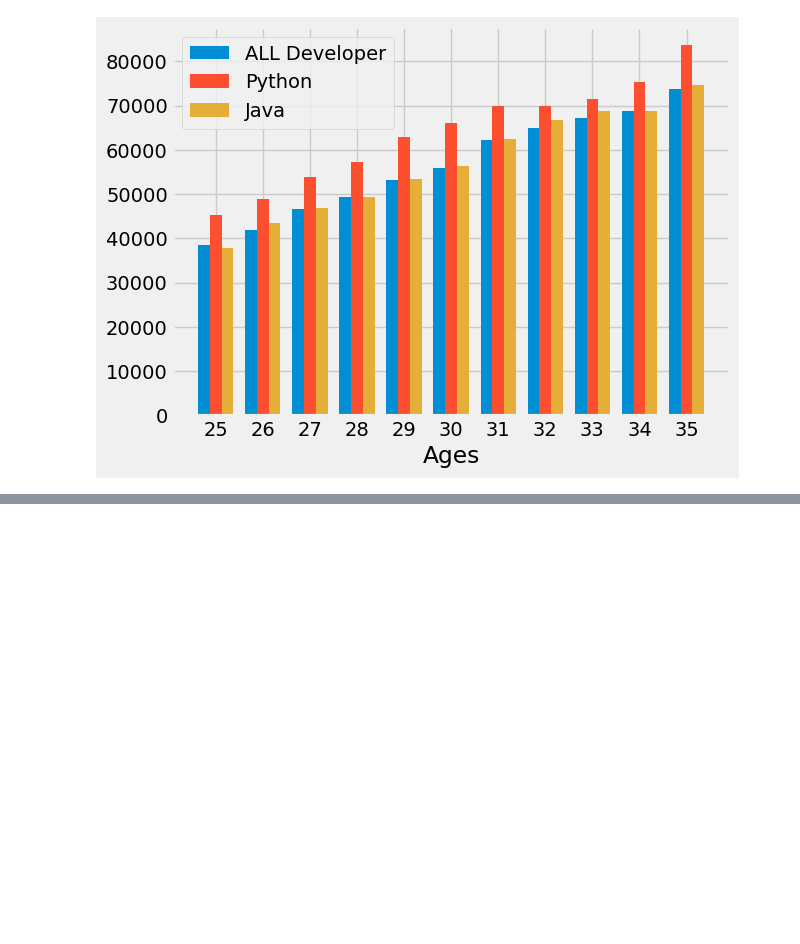
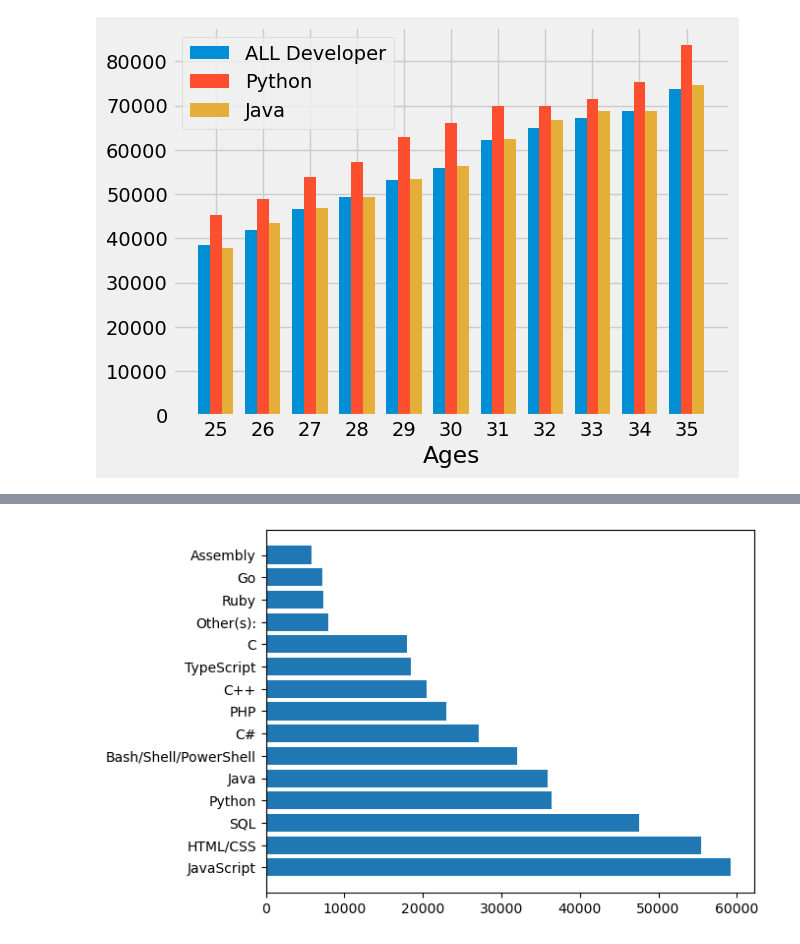
Before and after one commit to ranjithbalank/datascience, a Jupyter notebook: MATPLOTLIB/PART-2 (BARCHART).ipynb, the cells around one changed output, grey strips where cells are left out. Saved outputs shown, nothing was run; the diff lists cells and outputs as text; code cells hidden in the pictures; blank space fills up the shorter version.

```diff
--- a/MATPLOTLIB/PART-2 (BARCHART).ipynb
+++ b/MATPLOTLIB/PART-2 (BARCHART).ipynb
@@ -67,0 +90,5 @@ Name: LanguagesWorkedWith, Length: 87569, dtype: object
+# %%
+plt.barh(languages,popularity)
+plt.show()
+# %% [output]
+[figure, added]
```
Also changed, not shown: parts of 7 cells of this notebook, 2 other files.
